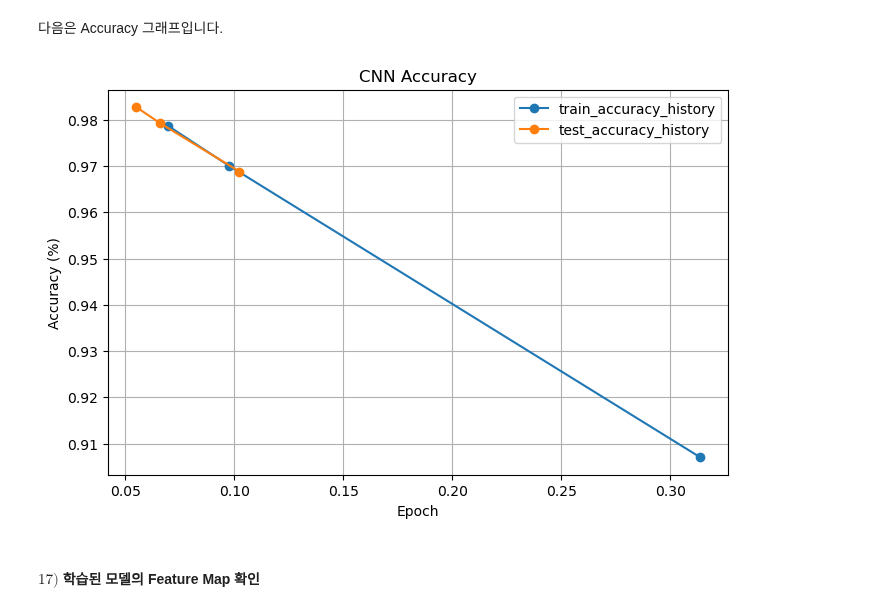
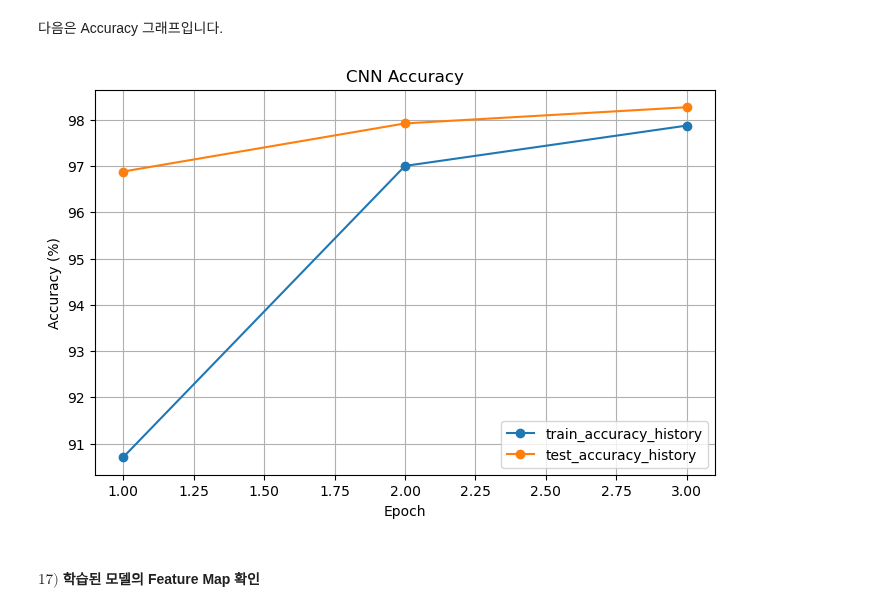
Before and after one commit to HONGSAHUN/Vision-LLM-202138150, a Jupyter notebook: 03_DL-and-GPU.ipynb, the cells around one changed output. Drawn from its saved outputs; the diff is of its cells as text; code cells hidden in the pictures.

```diff
--- a/03_DL-and-GPU.ipynb
+++ b/03_DL-and-GPU.ipynb
@@ -2211,33 +2205,33 @@ TypeError: float() argument must be a string or a real number, not 'ellipsis'
 # %%
 # TODO: plt.plot(x축_데이터, y축_데이터, marker="o", label="데이터_이름")을 사용하여 그래프 생성
 plt.figure(figsize=(8,5))
 
 # TODO: train_accuracy_history 그래프 생성 (백분율)
 plt.plot(
-    train_loss_history,
-    train_accuracy_history,
+    range(1, epochs + 1),
+    np.array(train_accuracy_history) * 100,
     marker="o",
     label="train_accuracy_history",
 )
 
 # TODO: test_accuracy_history 그래프 생성 (백분율)
 plt.plot(
-    test_loss_history,
-    test_accuracy_history,
+    range(1, epochs + 1),
+    np.array(test_accuracy_history) * 100,
     marker="o",
     label="test_accuracy_history",
 )
 
 plt.xlabel("Epoch")
 plt.ylabel("Accuracy (%)")
 plt.title("CNN Accuracy")
 plt.grid()
 plt.legend()
 plt.show()
 
 # 과제
 # %% [output]
-[figure, old version]
+[figure, new version]
 # %% [markdown]
 #### $17)$ 학습된 모델의 Feature Map 확인
 # %% [markdown]
```
Also changed, not shown: parts of 43 cells of this notebook, 2 other files.
